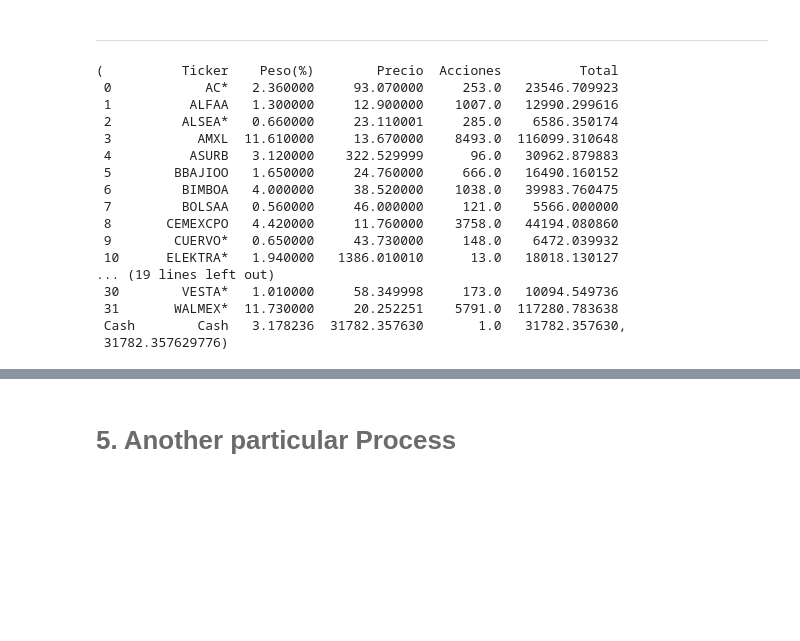
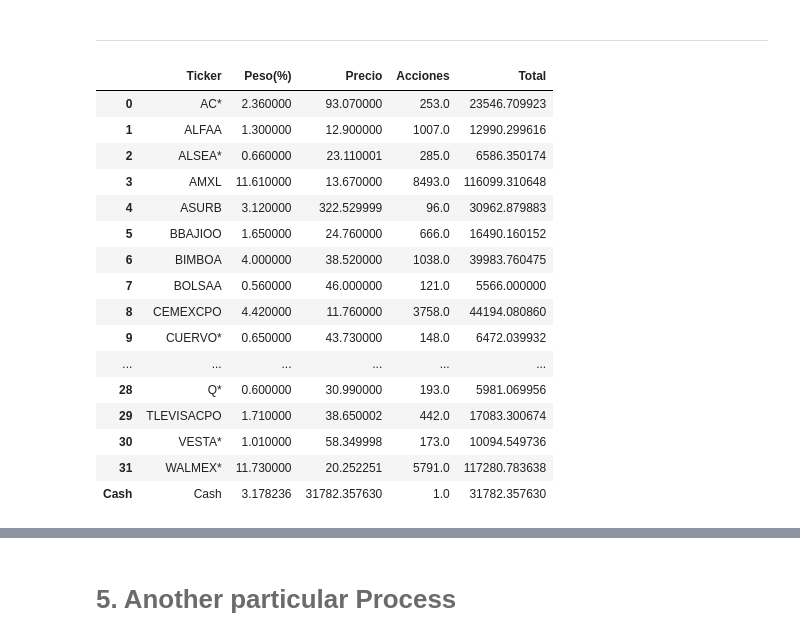
Before and after one commit to gerardogonz/Lab1-MSYT, a Jupyter notebook: notebook.ipynb, the cells around one changed output, grey strips where cells are left out. Saved outputs shown, nothing was run; the diff lists cells and outputs as text; code cells hidden in the pictures; blank space fills up the shorter version.

```diff
--- a/notebook.ipynb
+++ b/notebook.ipynb
@@ -106,23 +106,23 @@ precios.head(10)
 # %% [markdown]
 <hr style="border:0.02in solid gray"> </hr>
 # %%
-pasiva_inicial = fn.pasiva_inicial(precios,precios_cash,tickers,pond,pond_cash,1e6)
+pasiva_inicial,cash_0 = fn.pasiva_inicial(precios,precios_cash,tickers,pond,pond_cash,1e6)
 pasiva_inicial
 # %% [output]
-(          Ticker    Peso(%)        Precio  Acciones          Total
- 0            AC*   2.360000     93.070000     253.0   23546.709923
- 1          ALFAA   1.300000     12.900000    1007.0   12990.299616
- 2         ALSEA*   0.660000     23.110001     285.0    6586.350174
- 3           AMXL  11.610000     13.670000    8493.0  116099.310648
- 4          ASURB   3.120000    322.529999      96.0   30962.879883
- 5        BBAJIOO   1.650000     24.760000     666.0   16490.160152
- 6         BIMBOA   4.000000     38.520000    1038.0   39983.760475
- 7         BOLSAA   0.560000     46.000000     121.0    5566.000000
- 8       CEMEXCPO   4.420000     11.760000    3758.0   44194.080860
- 9        CUERVO*   0.650000     43.730000     148.0    6472.039932
- 10      ELEKTRA*   1.940000   1386.010010      13.0   18018.130127
-... (19 lines left out)
- 30        VESTA*   1.010000     58.349998     173.0   10094.549736
- 31       WALMEX*  11.730000     20.252251    5791.0  117280.783638
- Cash        Cash   3.178236  31782.357630       1.0   31782.357630,
- 31782.357629776)
+|  | Ticker | Peso(%) | Precio | Acciones | Total |
+| 0 | AC* | 2.360000 | 93.070000 | 253.0 | 23546.709923 |
+| 1 | ALFAA | 1.300000 | 12.900000 | 1007.0 | 12990.299616 |
+| 2 | ALSEA* | 0.660000 | 23.110001 | 285.0 | 6586.350174 |
+| 3 | AMXL | 11.610000 | 13.670000 | 8493.0 | 116099.310648 |
+| 4 | ASURB | 3.120000 | 322.529999 | 96.0 | 30962.879883 |
+| 5 | BBAJIOO | 1.650000 | 24.760000 | 666.0 | 16490.160152 |
+| 6 | BIMBOA | 4.000000 | 38.520000 | 1038.0 | 39983.760475 |
+| 7 | BOLSAA | 0.560000 | 46.000000 | 121.0 | 5566.000000 |
+| 8 | CEMEXCPO | 4.420000 | 11.760000 | 3758.0 | 44194.080860 |
+| 9 | CUERVO* | 0.650000 | 43.730000 | 148.0 | 6472.039932 |
+| ... | ... | ... | ... | ... | ... |
+| 28 | Q* | 0.600000 | 30.990000 | 193.0 | 5981.069956 |
+| 29 | TLEVISACPO | 1.710000 | 38.650002 | 442.0 | 17083.300674 |
+| 30 | VESTA* | 1.010000 | 58.349998 | 173.0 | 10094.549736 |
+| 31 | WALMEX* | 11.730000 | 20.252251 | 5791.0 | 117280.783638 |
+| Cash | Cash | 3.178236 | 31782.357630 | 1.0 | 31782.357630 |
```
Also changed, not shown: parts of 6 cells of this notebook, 1 other file.
